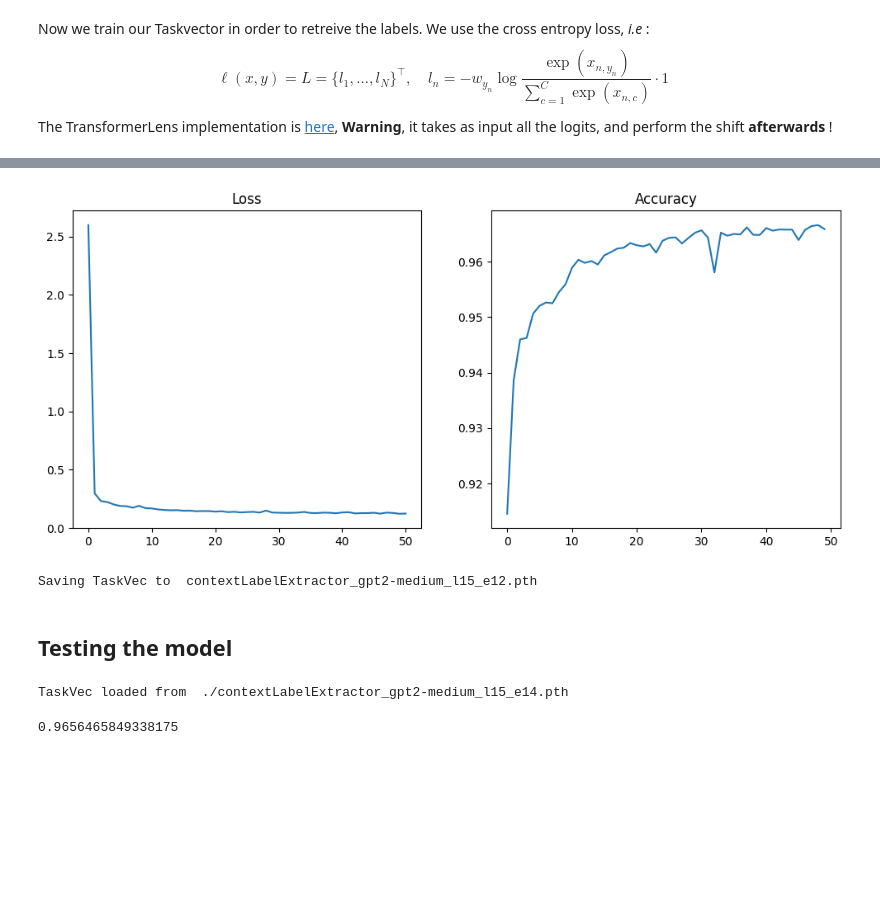
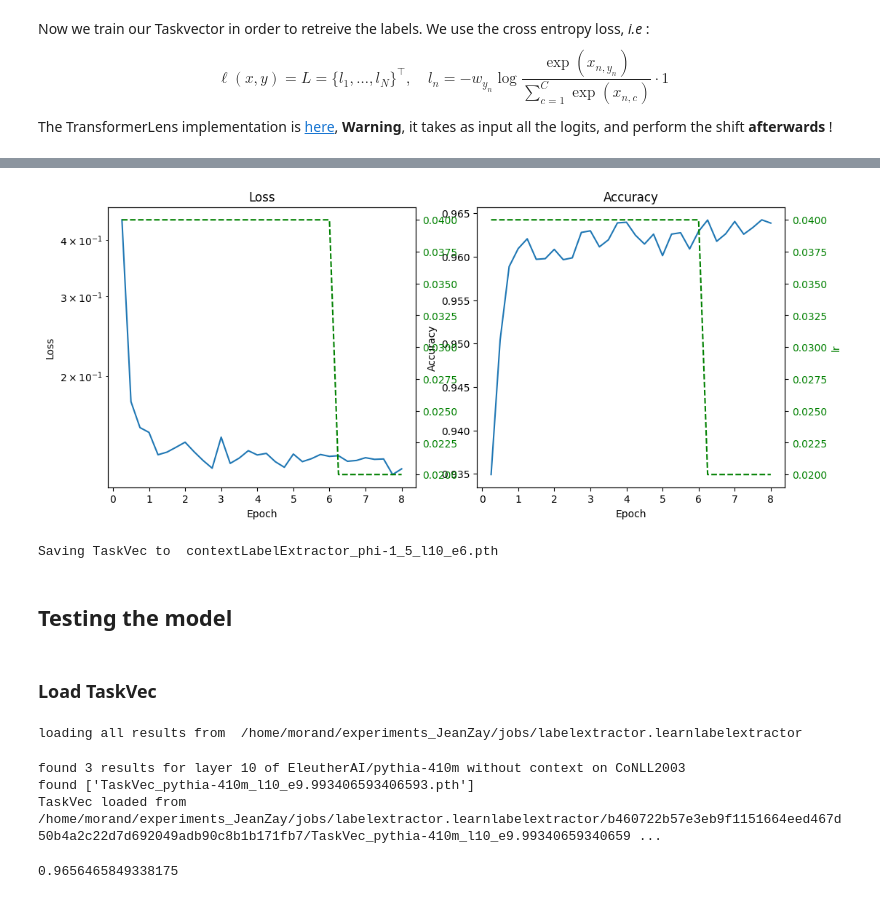
Before and after one commit to VictorMorand/EntityRepresentations, a Jupyter notebook: EntityRepresentations.ipynb, the cells around one changed output, grey strips where cells are left out. Drawn from its saved outputs; the diff is of its cells as text; code cells hidden in the pictures; blank space fills up the shorter version.

```diff
--- a/EntityRepresentations.ipynb
+++ b/EntityRepresentations.ipynb
@@ -554,38 +649,76 @@ Starting training TaskVec for layer 15 of phi-1_5...
-# %%
-import matplotlib.pyplot as plt
-
-# Create a figure and two subplots
-fig, (ax1, ax2) = plt.subplots(1, 2, figsize=(12, 5))
-
-ax1.plot(losses)
-ax2.plot(accs)
-ax1.set_title("Loss")
-ax2.set_title("Accuracy")
-plt.show()
-# %% [output]
-[figure, removed]
+# %%
+import matplotlib.pyplot as plt
+
+# Create a figure and two subplots
+fig, (ax1, ax2) = plt.subplots(1, 2, figsize=(12, 5))
+epochs = [h["epoch"] for h in hist]
+#plot lr in second axis for each
+ax2b = ax2.twinx()
+ax2b.plot(epochs, [h["lr"] for h in hist], 'g--')
+ax2b.set_ylabel('learning rate', color='g')
+ax2b.tick_params(axis='y', labelcolor='g')
+ax1b = ax1.twinx()
+ax1b.plot(epochs, [h["lr"] for h in hist], 'g--')
+ax1b.tick_params(axis='y', labelcolor='g')
+# Plot the loss and accuracy
+ax1.plot(epochs, [h["loss"] for h in hist])
+ax2.plot(epochs, [h["test accuracy"] for h in hist])
+# Set the labels and titles
+ax1.set_xlabel("Epoch")
+ax2.set_xlabel("Epoch")
+ax1.set_ylabel("Loss")
+ax1.set_yscale('log') #log scale
+ax2.set_ylabel("Accuracy")
+ax2b.set_ylabel("lr")
+ax1.set_title("Loss")
+ax2.set_title("Accuracy")
+plt.show()
+# %% [output]
+[figure, added]
 # %%
 task = "LabelExtractor" if not first_token_only else "FirstTokenExtractor"
-fileName = f'context{task}_{model_name}_l{layer}_e{len(losses)//log_per_epoch}.pth'
+fileName = f'context{task}_{model_name}_l{layer}_e{len(hist)//log_per_epoch}.pth'
 
 print("Saving TaskVec to ", fileName)
 torch.save(TaskVec, fileName)
 # %% [output]
-Saving TaskVec to  contextLabelExtractor_gpt2-medium_l15_e12.pth
+Saving TaskVec to  contextLabelExtractor_phi-1_5_l10_e6.pth
 # %% [markdown]
 ## Testing the model
+# %% [markdown]
+### Load TaskVec
 # %%
+layer = 10
+with_context = False
+dataset_name = "TACRED"
+dataset_name = "CoNLL2003"
+
+# load results
+xp_path = pathlib.Path.home() / "experiments_JeanZay"
+#get all experiments directories
+xp_paths= os.listdir(xp_path / "jobs")
+jobs_path = xp_path / "jobs" / xp_paths[0]
+#get jobs
+print("loading all results from ", jobs_path)
+results = loadResults(jobs_path)
+
 fileName = "./checkpoints/TaskVec_gpt2-small_l8_e50.pth"
 fileName = "./LabelExtractor_gpt2-medium_l12_e9.pth"
 fileName = "./checkpoints/TaskVec_mistral-7B_l17_e20.pth"
 fileName = "./checkpoints/LabelExtractor_phi-2_l15_e20.pth"
 fileName = "./checkpoints/contextLabelExtractor_phi-2_l15_e6.pth"
 fileName = "./contextLabelExtractor_gpt2-medium_l15_e14.pth"
+fileName = get_taskVec(results, model_name, layer=layer, dataset_name=dataset_name, with_context = with_context)
 
+
+# Get TaskVec from the model
 TaskVec = torch.load(fileName)
 print("TaskVec loaded from ", fileName)
 # %% [output]
-TaskVec loaded from  ./contextLabelExtractor_gpt2-medium_l15_e14.pth
+loading all results from  /home/morand/experiments_JeanZay/jobs/labelextractor.learnlabelextractor
+found 3 results for layer 10 of EleutherAI/pythia-410m without context on CoNLL2003
+found ['TaskVec_pythia-410m_l10_e9.993406593406593.pth']
+TaskVec loaded from  /home/morand/experiments_JeanZay/jobs/labelextractor.learnlabelextractor/b460722b57e3eb9f1151664eed467d50b4a2c22d7d692049adb90c8b1b171fb7/TaskVec_pythia-410m_l10_e9.99340659340659 ...
 # %%
 test_dataloader = DataLoader(test_dataset, batch_size=20, shuffle=True)
 eval_model(model, TaskVec, test_dataloader, prepend_bos=True, with_context=True)
```
Also changed, not shown: parts of 95 cells of this notebook, 4 other files.
